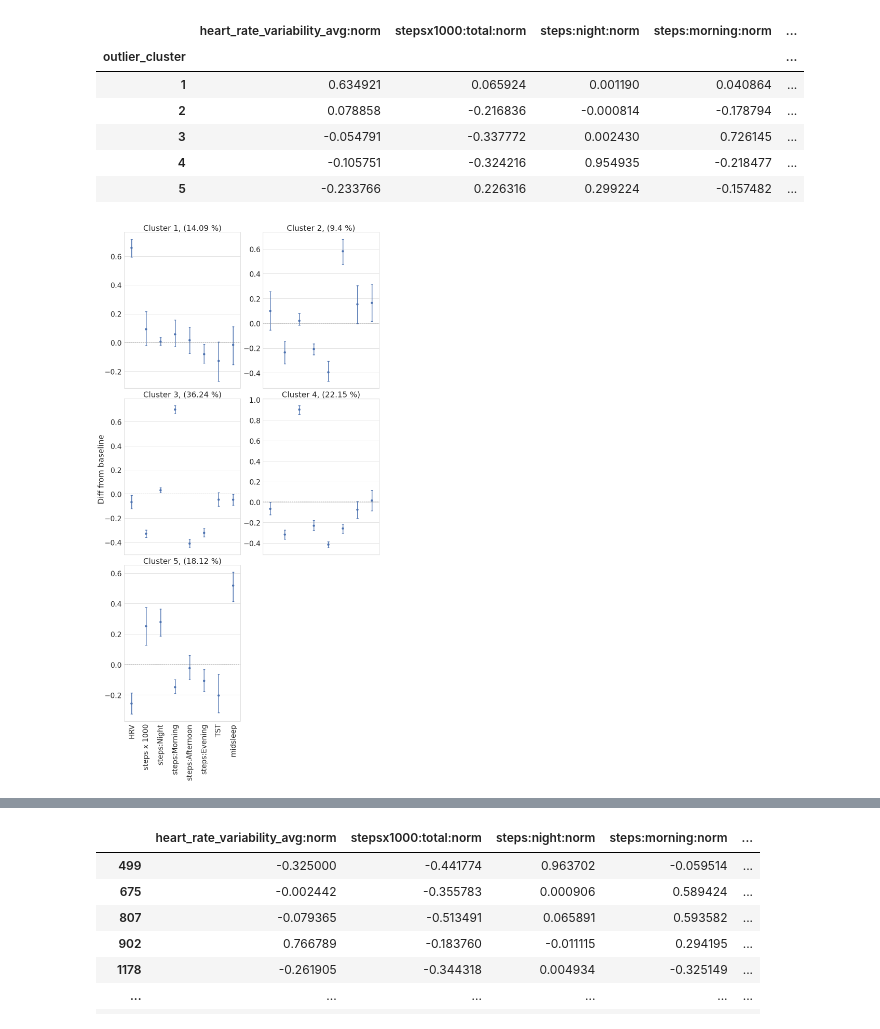
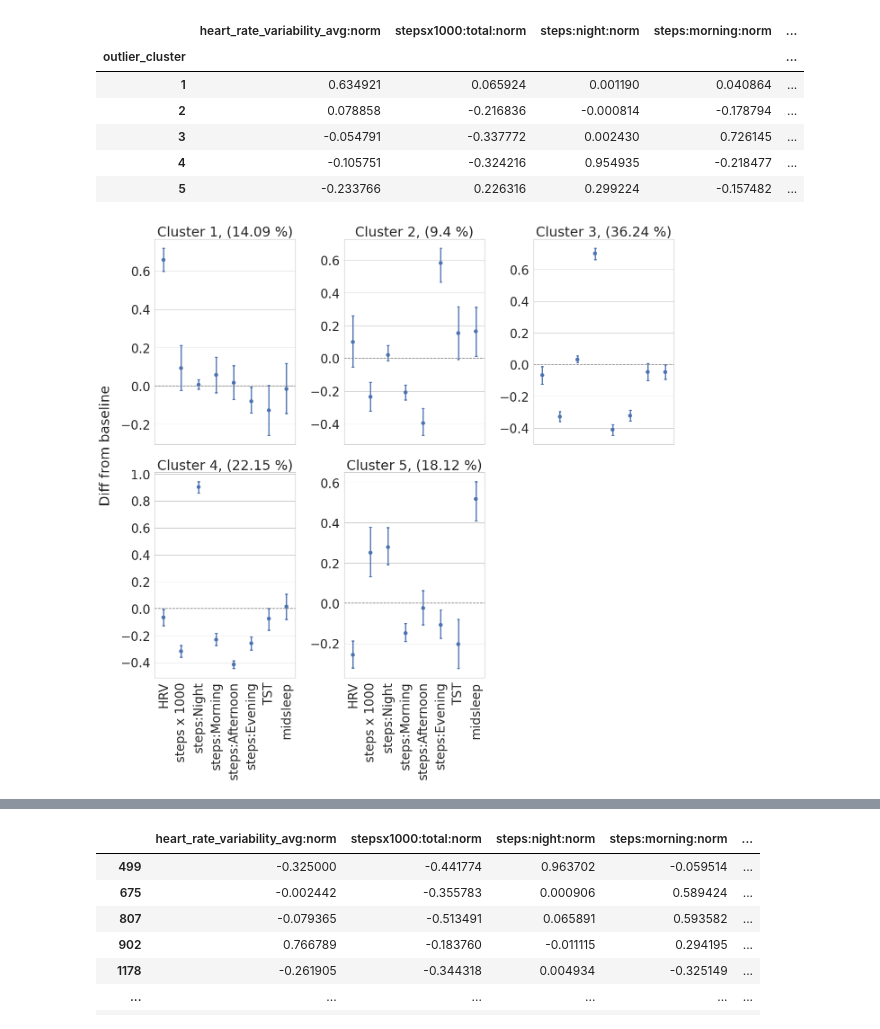
Before and after one commit to digitraceslab/digirhythm, a Jupyter notebook: analysis/outliers.ipynb, the cells around one changed output, grey strips where cells are left out. Cells and saved outputs as stored; diff of their text form; code cells hidden in the pictures.

```diff
--- a/analysis/outliers.ipynb
+++ b/analysis/outliers.ipynb
@@ -52,7 +59,9 @@ with open(f"../config/features.txt") as f:
     features = json.load(f)
 
 FEATURES = features[study][freq]
-baseline_diff_df = pd.read_csv(f"{PROCESSED_PATH}/{freq}_{method}_threshold_{threshold}_diff_baseline.csv")
+baseline_diff_df = pd.read_csv(
+    f"{PROCESSED_PATH}/{freq}_{method}_threshold_{threshold}_diff_baseline.csv"
+)
 
 # Get outlier
 outliers = baseline_diff_df.query("outlier == True")
@@ -132,11 +141,13 @@ clusters = pivot_outliers["outlier_cluster"].unique()
 # Set up the matplotlib figure with 2 columns and 3 rows, sharing x-axis
 
 num_clusters = len(clusters)
-columns = 2
-rows = (num_clusters + 1) // columns if num_clusters % columns else num_clusters // columns
+columns = 3
+rows = (
+    (num_clusters + 1) // columns if num_clusters % columns else num_clusters // columns
+)
 
 # Create the subplots
-fig, axes = plt.subplots(rows, columns, figsize=(15, 30), sharex=True)
+fig, axes = plt.subplots(rows, columns, figsize=(18, 18), sharex=True)
 
 # Flatten the axes array for easy indexing
 axes = axes.flatten()
@@ -151,34 +162,34 @@ for i, cluster in enumerate(sorted(clusters)):
         x="label", y="value", data=cluster_data, capsize=0.1, join=False, ax=axes[i]
     )
 
     # Add horizontal line at y=0
     axes[i].axhline(0, color="gray", linestyle="--")
 
     # Set the title to the current cluster
     axes[i].set_title(
         f"Cluster {cluster}, ({np.round(len(cluster_data) / len(pivot_outliers) * 100, 2)} %)"
     )
 
     # Remove the y-axis label
     axes[i].set_xlabel("")
     axes[i].set_ylabel("")
 
     # Improve readability for x-axis labels
     axes[i].set_xticklabels(axes[i].get_xticklabels(), rotation=90, ha="center")
 
 # Set a common x-axis label
 fig.text(0.0, 0.5, "Diff from baseline", ha="center", rotation=90, size=30)
 
 # Hide any unused subplots if the number of clusters is less than the number of subplots
 for j in range(i + 1, len(axes)):
     axes[j].axis("off")
 
 
 plt.tight_layout()
 fig.savefig("cluster_outliers.png", dpi=300, bbox_inches="tight")
 plt.show()
 # %% [output]
-[figure, old version]
+[figure, new version]
 # %%
 from sklearn.decomposition import PCA
 
```
Also changed, not shown: parts of 2 cells of this notebook, 12 other files.
